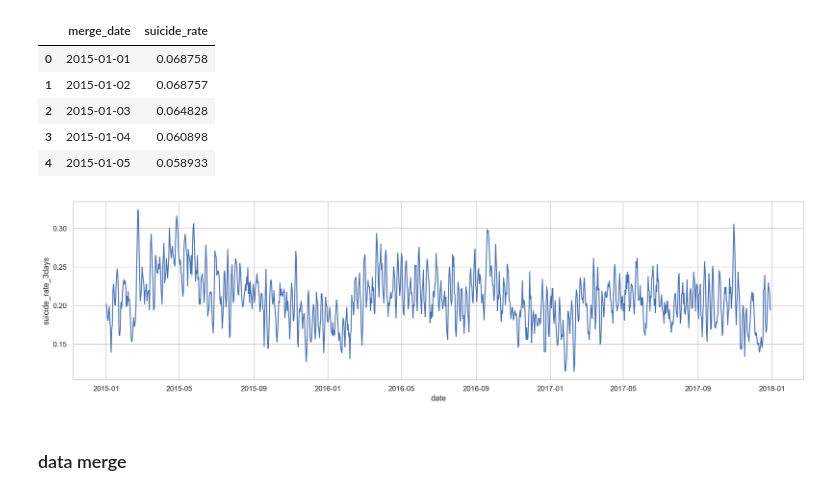
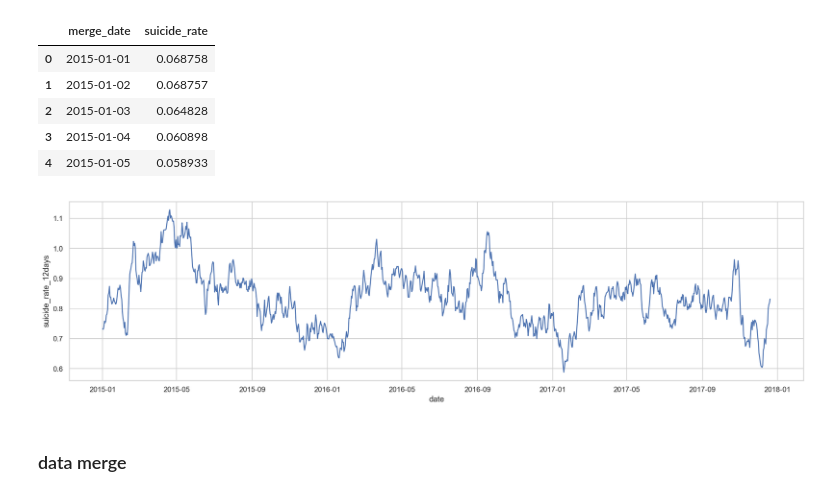
Before and after one commit to Domainjoong/Suicide_Article, a Jupyter notebook: Merge_data.ipynb, the cells around one changed output. Cells and saved outputs as stored; diff of their text form; code cells hidden in the pictures.

Commit message:
Feat: merge data -> more various

```diff
--- a/Merge_data.ipynb
+++ b/Merge_data.ipynb
@@ -44,4 +111,3 @@ suicide_count["time"] = suicide_count["사망연월일"] + suicide_count["사망
 # %%
 ## 필요한 데이터 만들기
-suicide_count = suicide_count.groupby("사망연월일").count().iloc[:, 1].reset_index()
-suicide_count.columns = ["date", "count"]
+suicide_group = temp.groupby(["date"]).sum().reset_index()
@@ -73,0 +141,10 @@ population_year
+# %%
+population = population[population["성별"] != "전체"]
+population = population[population["연령별"] != "계"]
+population = population[population["연령별"] != "80세이상"]
+population.reset_index(drop = True, inplace = True)
+population_use = population.iloc[:, 3:].T
+population_use.columns = population["연령별"].values
+population_use.reset_index(inplace=True)
+population_use.rename(columns = {"index" : "date"}, inplace = True)
+population_use
@@ -73,0 +164,3 @@ population_year
+# %%
+population_use["date"] = population_use["date"].apply(lambda date : date + "-11-01")
+population_use["date"] = population_use["date"].astype("datetime64")
@@ -74,9 +186,13 @@ population_year
 # %%
 ## 총 인구수 데이터 보간
 import scipy.interpolate as spi
-ipo = spi.splrep(population_year["date"].apply(datetime.datetime.toordinal), population_year["count"], k=1)
-date = pd.date_range(start='20150101', end='20171231').map(datetime.datetime.toordinal)
-population_interpolation = list(map(int, spi.splev(date, ipo)))
-population_date = pd.DataFrame({"date" : pd.date_range(start='20150101', end='20171231'), "population" : population_interpolation})
-population_date.head()
+population_date = pd.DataFrame({"date" : pd.date_range(start='20080101', end='20171231')})
+date = pd.date_range(start='20080101', end='20171231').map(datetime.datetime.toordinal)
+
+for idx in range(1, len(population_use.columns)):
+    ipo = spi.splrep(population_use["date"].apply(datetime.datetime.toordinal), population_use.iloc[:, idx], k=1)
+    population_interpolation = list(map(int, spi.splev(date, ipo)))
+    population_date[population_use.columns[idx]] = population_interpolation
+
+population_date.shape
 # %% [output]
@@ -106,19 +217,21 @@ suicide_rate["merge_date"] = suicide_rate["merge_date"].apply(lambda x : x.date(
 # %%
 ## 심심해서 그려본 3일동안 자살율
 sc = suicide_rate.copy()
 sc.index = sc.merge_date
-sc["rate_3days"] = None
+sc["rate_days"] = None
 
-for idx in range(len(sc)-2):
-    sc.iloc[idx, 2] = sc.iloc[idx:idx+3, 1].sum()
+
+moving_avg_idx = 12
+for idx in range(len(sc)-moving_avg_idx+1):
+    sc.iloc[idx, 2] = sc.iloc[idx:idx + moving_avg_idx, 1].sum()
 
 plt.figure(figsize = (20, 5))
-plt.plot(sc.index, sc["rate_3days"])
+plt.plot(sc.index, sc["rate_days"])
 plt.xlabel("date")
-plt.ylabel("suicide_rate_3days")
+plt.ylabel("suicide_rate_{}days".format(moving_avg_idx))
 plt.show()
 # %% [output]
-[figure, old version]
+[figure, new version]
 # %% [markdown]
 ### data merge
 # %%
```
Also changed, not shown: parts of 23 cells of this notebook.
